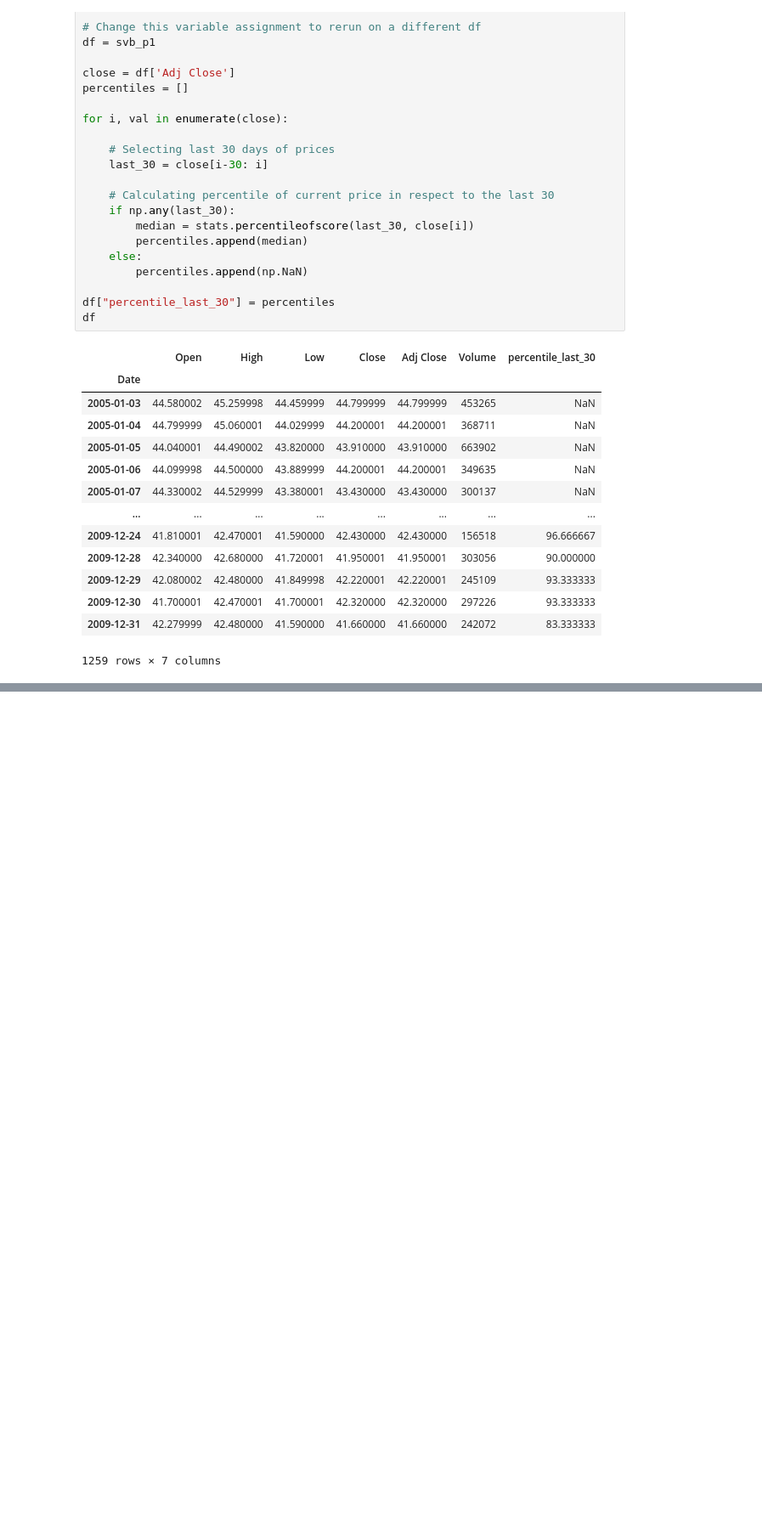
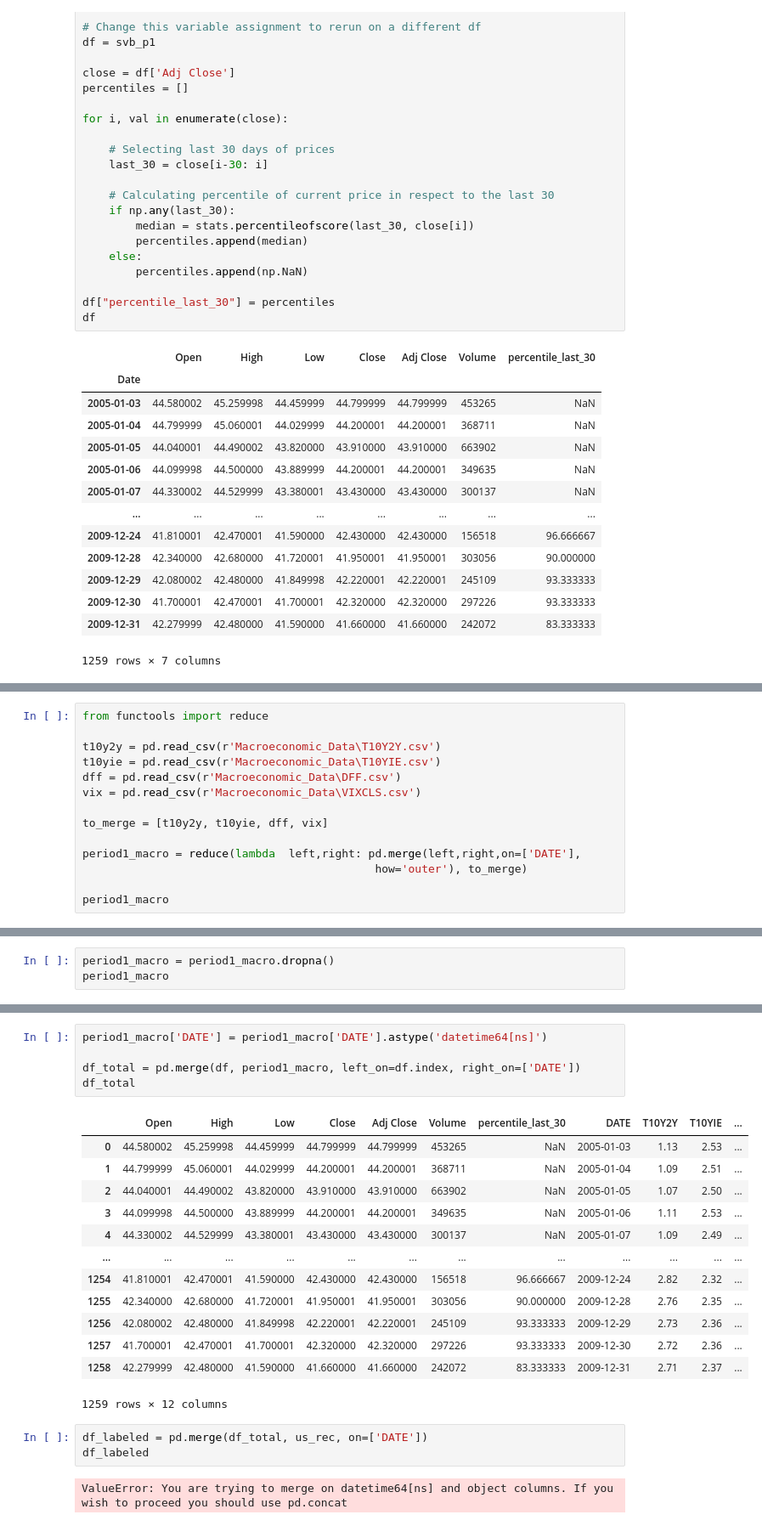
Before and after one commit to alchemicHen/i320D_ML_Final, a Jupyter notebook: data_collection_engineering.ipynb, the cells around one changed output, grey strips where cells are left out. Shown at 85% size. Drawn from its saved outputs; the diff is of its cells as text; blank space fills up the shorter version.

Commit message:
added macro data and labels

```diff
--- a/data_collection_engineering.ipynb
+++ b/data_collection_engineering.ipynb
@@ -124,0 +127,14 @@ df
+# %%
+from functools import reduce
+
+t10y2y = pd.read_csv(r'Macroeconomic_Data\T10Y2Y.csv')
+t10yie = pd.read_csv(r'Macroeconomic_Data\T10YIE.csv')
+dff = pd.read_csv(r'Macroeconomic_Data\DFF.csv')
+vix = pd.read_csv(r'Macroeconomic_Data\VIXCLS.csv')
+
+to_merge = [t10y2y, t10yie, dff, vix]
+
+period1_macro = reduce(lambda  left,right: pd.merge(left,right,on=['DATE'],
+                                            how='outer'), to_merge)
+
+period1_macro
@@ -124,0 +166,3 @@ df
+# %%
+period1_macro = period1_macro.dropna()
+period1_macro
@@ -124,0 +183,24 @@ df
+# %%
+period1_macro['DATE'] = period1_macro['DATE'].astype('datetime64[ns]')
+
+df_total = pd.merge(df, period1_macro, left_on=df.index, right_on=['DATE'])
+df_total
+# %% [output]
+|  | Open | High | Low | Close | Adj Close | Volume | percentile_last_30 | DATE | T10Y2Y | T10YIE | ... |
+| 0 | 44.580002 | 45.259998 | 44.459999 | 44.799999 | 44.799999 | 453265 | NaN | 2005-01-03 | 1.13 | 2.53 | ... |
+| 1 | 44.799999 | 45.060001 | 44.029999 | 44.200001 | 44.200001 | 368711 | NaN | 2005-01-04 | 1.09 | 2.51 | ... |
+| 2 | 44.040001 | 44.490002 | 43.820000 | 43.910000 | 43.910000 | 663902 | NaN | 2005-01-05 | 1.07 | 2.50 | ... |
+| 3 | 44.099998 | 44.500000 | 43.889999 | 44.200001 | 44.200001 | 349635 | NaN | 2005-01-06 | 1.11 | 2.53 | ... |
+| 4 | 44.330002 | 44.529999 | 43.380001 | 43.430000 | 43.430000 | 300137 | NaN | 2005-01-07 | 1.09 | 2.49 | ... |
+| ... | ... | ... | ... | ... | ... | ... | ... | ... | ... | ... | ... |
+| 1254 | 41.810001 | 42.470001 | 41.590000 | 42.430000 | 42.430000 | 156518 | 96.666667 | 2009-12-24 | 2.82 | 2.32 | ... |
+| 1255 | 42.340000 | 42.680000 | 41.720001 | 41.950001 | 41.950001 | 303056 | 90.000000 | 2009-12-28 | 2.76 | 2.35 | ... |
+| 1256 | 42.080002 | 42.480000 | 41.849998 | 42.220001 | 42.220001 | 245109 | 93.333333 | 2009-12-29 | 2.73 | 2.36 | ... |
+| 1257 | 41.700001 | 42.470001 | 41.700001 | 42.320000 | 42.320000 | 297226 | 93.333333 | 2009-12-30 | 2.72 | 2.36 | ... |
+| 1258 | 42.279999 | 42.480000 | 41.590000 | 41.660000 | 41.660000 | 242072 | 83.333333 | 2009-12-31 | 2.71 | 2.37 | ... |
+1259 rows × 12 columns
+# %%
+df_labeled = pd.merge(df_total, us_rec, on=['DATE'])
+df_labeled
+# %% [output]
+ValueError: You are trying to merge on datetime64[ns] and object columns. If you wish to proceed you should use pd.concat
```
Also changed, not shown: parts of 4 cells of this notebook, 1 other file.
